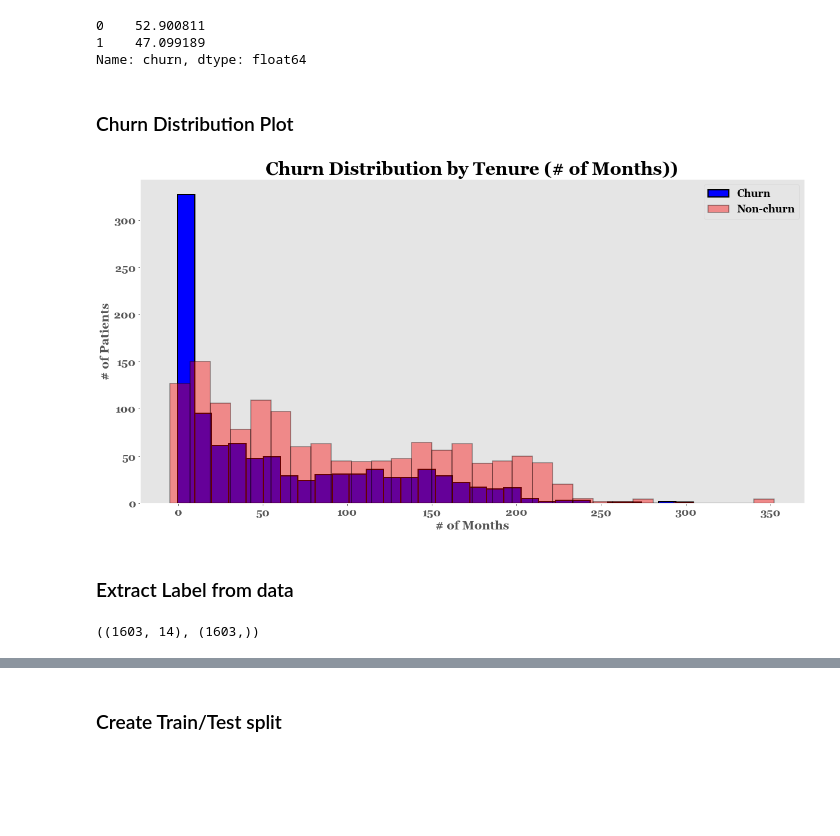
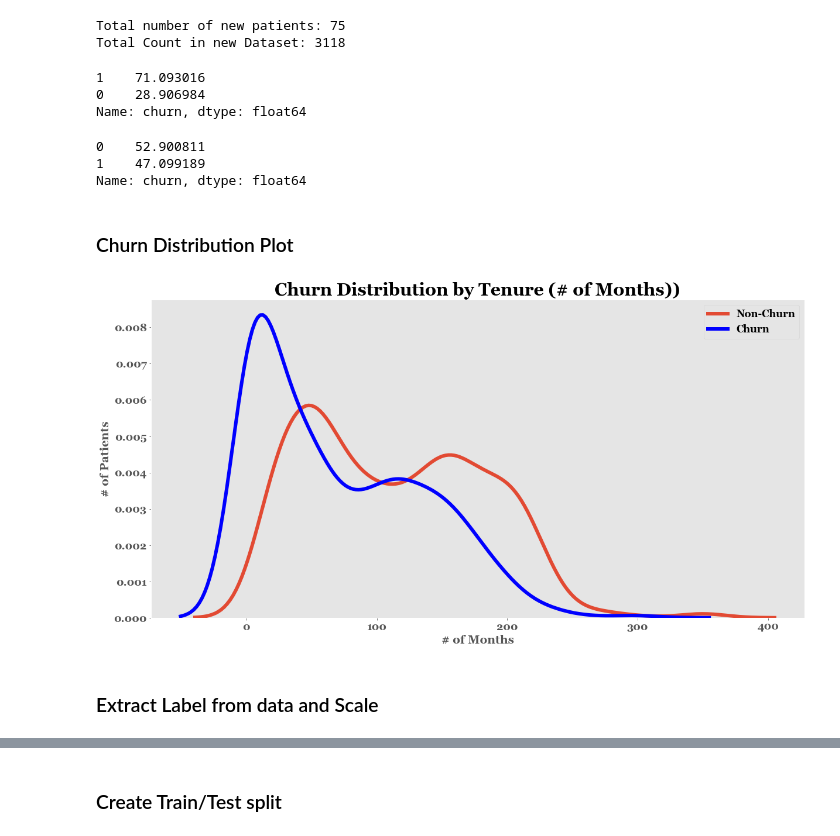
Before and after one commit to americanthinker/dental-project, a Jupyter notebook: Logistic_Regression.ipynb, the cells around one changed output, grey strips where cells are left out. Cells and saved outputs as stored; diff of their text form; code cells hidden in the pictures; blank space fills up the shorter version.

```diff
--- a/Logistic_Regression.ipynb
+++ b/Logistic_Regression.ipynb
@@ -26,11 +26,26 @@ data = data[~data['PatNum'].isin(new_patients)]
-# %%
-#test = data[data['Recency'] < 5000]
-data = data[data['Recency'] < 2000]
-#test.Tenure.describe(); data.Tenure.describe()
+# %%
+def remove_new_patients(df, threshold=2000):
+    #new patients defined as Tenure < 400 and Recency < 400
+    new_patients_nums = df[(df['Tenure'] < 400)&(data['Recency'] < 400)]['PatNum']
+    new_df = df[~df['PatNum'].isin(new_patients_nums)]
+    print(f'Total number of new patients: {len(new_patients_nums)}\nTotal Count in new Dataset: {len(new_df)}')
+    new_df = new_df[new_df["Recency"] < threshold]
+    return new_df
+# %%
+fresh = remove_new_patients(data)
+# %% [output]
+Total number of new patients: 75
+Total Count in new Dataset: 3118
 # %%
+#Sanity check for target distribution in the dataset
 data['churn'] = np.where(data['Recency'] >= 400, 1, 0)
+fresh['churn'] = np.where(fresh['Recency'] >= 400, 1, 0)
 data['churn'].value_counts()/len(data) * 100
+fresh['churn'].value_counts()/len(fresh) * 100
 # %% [output]
-0    52.900811
-1    47.099189
+1    71.093016
+0    28.906984
 Name: churn, dtype: float64
+0    52.900811
+1    47.099189
+Name: churn, dtype: float64
@@ -39,25 +52,23 @@ drop_cols = ['PatNum', 'Recency', 'churn']
 # %% [markdown]
 ### Churn Distribution Plot
 # %%
-plt.style.use('ggplot')
-tenure_non_churn = data[data['churn'] == 0]['tenure']/30
-tenure_churn = data[data['churn'] == 1]['tenure']/30
-hist_churn = plt.hist(tenure_churn, bins=30, edgecolor='black', lw=2, color='blue', label='Churn')
-hist_non_churn = plt.hist(tenure_non_churn, bins=30, edgecolor='black', lw=1.5,color='red', alpha=0.4, label='Non-churn')
-leg = plt.legend(fontsize='xx-large')
-title = plt.title('Churn Distribution by Tenure (# of Months))', fontweight='bold', fontsize=30)
-xlabel = plt.xlabel('# of Months', fontweight='bold', fontsize=20)
-ylabel = plt.ylabel('# of Patients', fontweight='bold', fontsize=20)
-xticks = plt.xticks(fontsize=18, fontweight='bold')
-yticks = plt.yticks(fontsize=18, fontweight='bold')
-plt.grid(False)
+def plot_churn(df):
+    plt.style.use('ggplot')
+    #tenure_non_churn = df[df['churn'] == 0]['Tenure']/30
+    #tenure_churn = df[df['churn'] == 1]['Tenure']/30
+    sns.kdeplot(x=df[df['churn'] == 0]['Tenure']/30, lw=6, label='Non-Churn')
+    sns.kdeplot(x=df[df['churn'] == 1]['Tenure']/30, lw=6, label='Churn', color='blue')
+    #hist_churn = plt.hist(tenure_churn, bins=30, edgecolor='black', lw=2, color='blue', label='Churn')
+    #hist_non_churn = plt.hist(tenure_non_churn, bins=30, edgecolor='black', lw=1.5,color='red', alpha=0.4, label='Non-churn')
+    leg = plt.legend(fontsize='xx-large')
+    title = plt.title('Churn Distribution by Tenure (# of Months))', fontweight='bold', fontsize=30)
+    xlabel = plt.xlabel('# of Months', fontweight='bold', fontsize=20)
+    ylabel = plt.ylabel('# of Patients', fontweight='bold', fontsize=20)
+    xticks = plt.xticks(fontsize=18, fontweight='bold')
+    yticks = plt.yticks(fontsize=18, fontweight='bold')
+    plt.grid(False)
+plot_churn(fresh)
 # %% [output]
-[figure, old version]
+[figure, new version]
 # %% [markdown]
-### Extract Label from data
+### Extract Label from data and Scale
-# %%
-X = data.drop(drop_cols, axis=1)
-y = data.churn
-X.shape, y.shape
-# %% [output]
-((1603, 14), (1603,))
```
Also changed, not shown: parts of 43 cells of this notebook, 1 other file.
